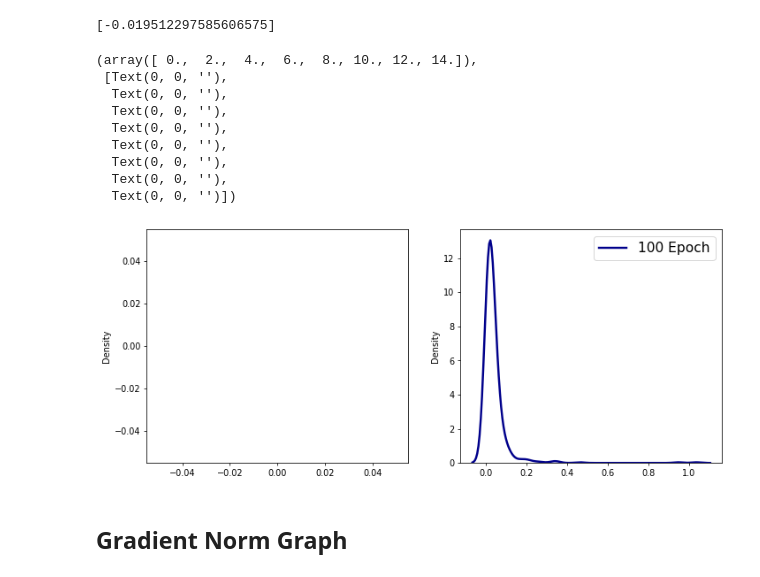
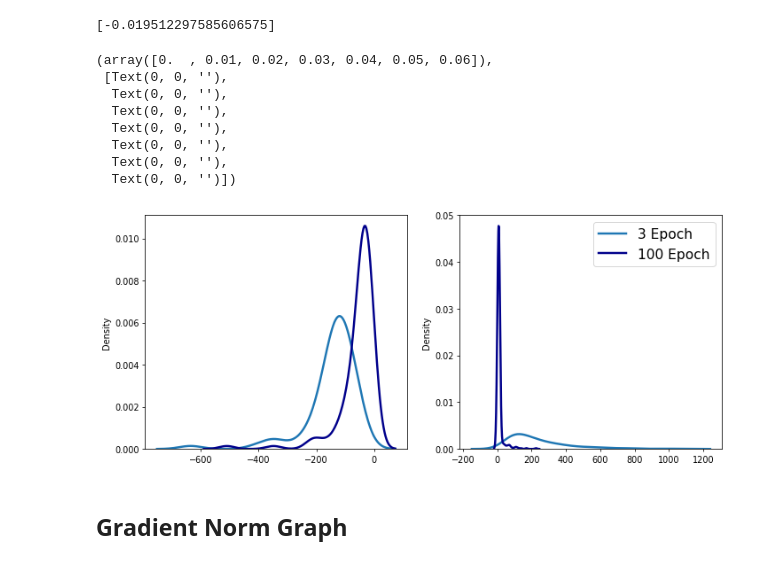
Before and after one commit to MarsJacobs/kd-qat-large-enc, a Jupyter notebook: Hessian_Analysis.ipynb, the cells around one changed output. Cells and saved outputs as stored; diff of their text form; code cells hidden in the pictures.

Commit message:
layer hessian kd added

```diff
--- a/Hessian_Analysis.ipynb
+++ b/Hessian_Analysis.ipynb
@@ -25,8 +25,8 @@ if task == "sts-b":
 if task == "rte":
     # ternary_eigens_init = torch.load("hessian_value_pts/rte_nomal_init.pt")
     # sarq_eigens_init = torch.load("hessian_value_pts/rte_sarq_init.pt")
-    ternary_eigens = torch.load("hessian_value_pts/rte_gt_100_2.pt.pt")
-    sarq_eigens = torch.load("hessian_value_pts/rte_gt_3.pt")
+    ternary_eigens = torch.load("hessian_value_pts/rte_base_long_M_L2.pt")
+    sarq_eigens = torch.load("hessian_value_pts/rte_base_m_L2.pt")
 
 # CoLA
 if task == "cola":
@@ -88,38 +88,37 @@ lw = 2.5
 
 # sns.kdeplot(sarq_init_neg, color="tab:blue", label="sarq_init", linewidth=lw, ax=axes[0])
 # sns.kdeplot(ternary_init_neg, color="darkblue", label="ternary_init", linewidth=lw, ax=axes[0])
 # axes[1].legend(fontsize = fs+6, loc=1)
 # plt.xticks(fontsize=fs)
 # plt.yticks(fontsize=fs)
 # plt.ylim(0, 0.025)
 # tc_hessian_value_ptss
 # plt.savefig('init_neg.png', format='png', dpi=100)
 
 fig, axes = plt.subplots(1, 2, figsize=(12,5), dpi=70)
 # sns.kdeplot(ternary_init_pos, color="gray", label="1 Epoch", linewidth=lw, ax=axes[1])
-# sns.kdeplot(sarq_pos, color="tab:blue", label="3 Epoch", linewidth=lw, ax=axes[1])
+sns.kdeplot(sarq_pos, color="tab:blue", label="3 Epoch", linewidth=lw, ax=axes[1])
 sns.kdeplot(ternary_pos, color="darkblue", label="100 Epoch", linewidth=lw, ax=axes[1])
 plt.legend(fontsize = fs+6, loc=1)
 plt.xticks(fontsize=fs)
 plt.yticks(fontsize=fs)
 
 # sns.kdeplot(ternary_init_neg, color="gray", label="1 Epoch", linewidth=lw, ax=axes[0])
-# sns.kdeplot(sarq_neg, color="tab:blue", label="3 Epoch", linewidth=lw, ax=axes[0])
+sns.kdeplot(sarq_neg, color="tab:blue", label="3 Epoch", linewidth=lw, ax=axes[0])
 sns.kdeplot(ternary_neg, color="darkblue", label="100 Epoch", linewidth=lw, ax=axes[0])
 plt.legend(fontsize = fs+6)
 plt.xticks(fontsize=fs)
 plt.yticks(fontsize=fs)
 # %% [output]
-(array([ 0.,  2.,  4.,  6.,  8., 10., 12., 14.]),
+(array([0.  , 0.01, 0.02, 0.03, 0.04, 0.05, 0.06]),
  [Text(0, 0, ''),
   Text(0, 0, ''),
   Text(0, 0, ''),
   Text(0, 0, ''),
   Text(0, 0, ''),
   Text(0, 0, ''),
-  Text(0, 0, ''),
   Text(0, 0, '')])
-[figure, old version]
+[figure, new version]
 # %% [markdown]
 ## Gradient Norm Graph
 # %%
```
Also changed, not shown: 4 other files.
